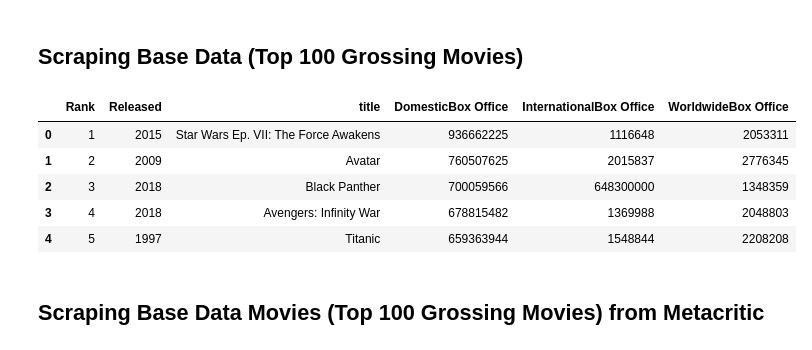
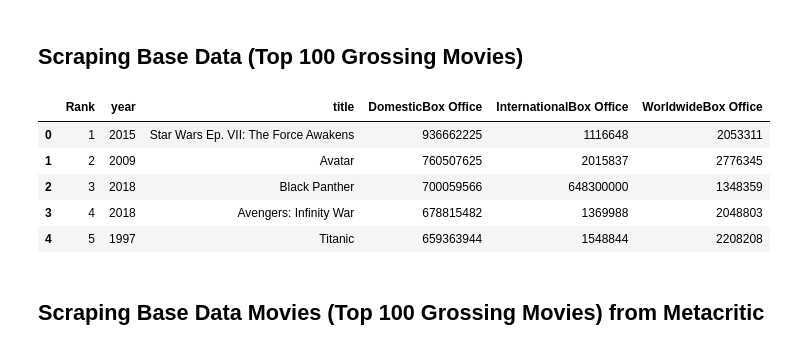
Before and after one commit to elsantonato/13-Project_2-Group_7, a Jupyter notebook: minna_subfolder/metacritic_scrape_clean_and_merge.ipynb, the cells around one changed output. Drawn from its saved outputs; the diff is of its cells as text; code cells hidden in the pictures.

```diff
--- a/minna_subfolder/metacritic_scrape_clean_and_merge.ipynb
+++ b/minna_subfolder/metacritic_scrape_clean_and_merge.ipynb
@@ -45,32 +45,32 @@ print(len(top_100_metacritic_dicts))
 # %%
 # Scrape the base data from the-numbers.com (for Top 100 Grossing Movies)
 response = requests.get("https://www.the-numbers.com/box-office-records/domestic/all-movies/cumulative/all-time")
 base_df_1 = pd.read_html(response.text)[0]
 base_df_2 = pd.read_html(response.text)[1]
 base_df = base_df_1.append(base_df_2).reset_index(drop=True)
 
 # Fix cut off titles
 base_df = base_df.replace(base_df.iloc[74]['Movie'], 'Pirates of the Caribbean: The Curse of the Black Pearl')
 base_df = base_df.replace(base_df.iloc[87]['Movie'], 'The Chronicles of Narnia: The Lion, the Witch and the Wardrobe')
 
-base_df = base_df.rename(columns = {"Movie":"title"})
+base_df = base_df.rename(columns = {"Movie":"title", "Released": "year"})
 
 # Make a copy of dataframe
 base_df2 = base_df.copy()
 
 # Loop through copy of dataframe and convert money text to decimal formatting
 for index, row in base_df2.iterrows():
     # Convert to decimal
     money = re.match(r'\$\d+,\d+,\d+', row['DomesticBox Office']).group()
     base_df2 = base_df2.replace(row['DomesticBox Office'], Decimal(re.sub(r'[^\d.]', '', money)))
     money = re.match(r'\$\d+,\d+,\d+', row['InternationalBox Office']).group()
     base_df2 = base_df2.replace(row['InternationalBox Office'], Decimal(re.sub(r'[^\d.]', '', money)))
     money = re.match(r'\$\d+,\d+,\d+', row['WorldwideBox Office']).group()
     base_df2 = base_df2.replace(row['WorldwideBox Office'], Decimal(re.sub(r'[^\d.]', '', money)))
 
 base_df2.head()
 # %% [output]
-|  | Rank | Released | title | DomesticBox Office | InternationalBox Office | WorldwideBox Office |
+|  | Rank | year | title | DomesticBox Office | InternationalBox Office | WorldwideBox Office |
 | 0 | 1 | 2015 | Star Wars Ep. VII: The Force Awakens | 936662225 | 1116648 | 2053311 |
 | 1 | 2 | 2009 | Avatar | 760507625 | 2015837 | 2776345 |
 | 2 | 3 | 2018 | Black Panther | 700059566 | 648300000 | 1348359 |
```
Also changed, not shown: parts of 5 cells of this notebook.
